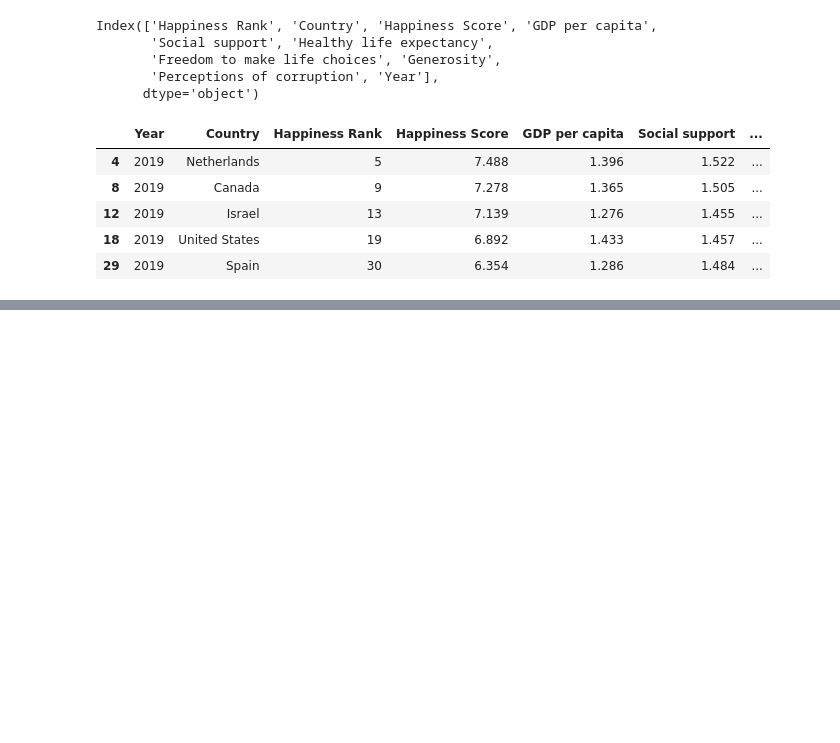
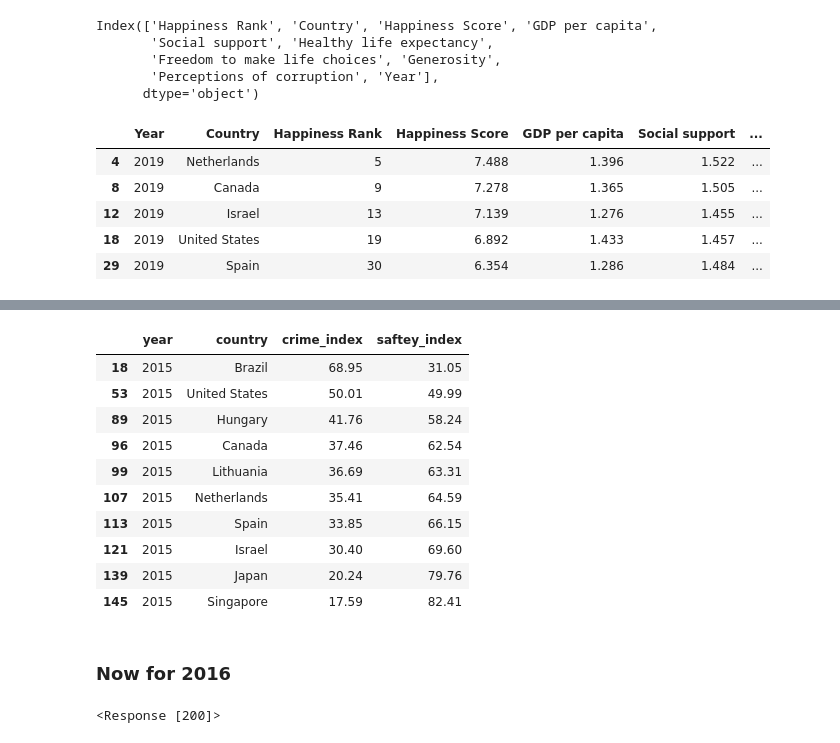
Before and after one commit to Hfarouk99/Suicide-Rate-Analysis, a Jupyter notebook: EDA.ipynb, the cells around one changed output, grey strips where cells are left out. Saved outputs shown, nothing was run; the diff lists cells and outputs as text; code cells hidden in the pictures; blank space fills up the shorter version.

```diff
--- a/EDA.ipynb
+++ b/EDA.ipynb
@@ -568,0 +1032,33 @@ happy2019.head()
+# %%
+crimein2015.columns=['country','crime_index','saftey_index']
+# %%
+crimein2015["year"] = 2015
+# %%
+crimein2015 = crimein2015[(crimein2015.country == "United States")
+          | (crimein2015.country == "Canada")
+          | (crimein2015.country == "Netherlands")
+          | (crimein2015.country == "Hungary")
+          | (crimein2015.country == "Lithuania")
+          | (crimein2015.country == "Brazil")
+          | (crimein2015.country == "Spain")
+          | (crimein2015.country == "Israel")
+          | (crimein2015.country == "Japan")
+          | (crimein2015.country == "Singapore")]
+# %%
+crimein2015 = crimein2015.reindex(columns =['year','country','crime_index','saftey_index'])
+# %%
+crimein2015
+# %% [output]
+|  | year | country | crime_index | saftey_index |
+| 18 | 2015 | Brazil | 68.95 | 31.05 |
+| 53 | 2015 | United States | 50.01 | 49.99 |
+| 89 | 2015 | Hungary | 41.76 | 58.24 |
+| 96 | 2015 | Canada | 37.46 | 62.54 |
+| 99 | 2015 | Lithuania | 36.69 | 63.31 |
+| 107 | 2015 | Netherlands | 35.41 | 64.59 |
+| 113 | 2015 | Spain | 33.85 | 66.15 |
+| 121 | 2015 | Israel | 30.40 | 69.60 |
+| 139 | 2015 | Japan | 20.24 | 79.76 |
+| 145 | 2015 | Singapore | 17.59 | 82.41 |
+# %% [markdown]
+### Now for 2016
@@ -568,0 +1071,4 @@ happy2019.head()
+# %%
+html2016
+# %% [output]
+<Response [200]>
```
Also changed, not shown: parts of 174 cells of this notebook, 2 other files.
